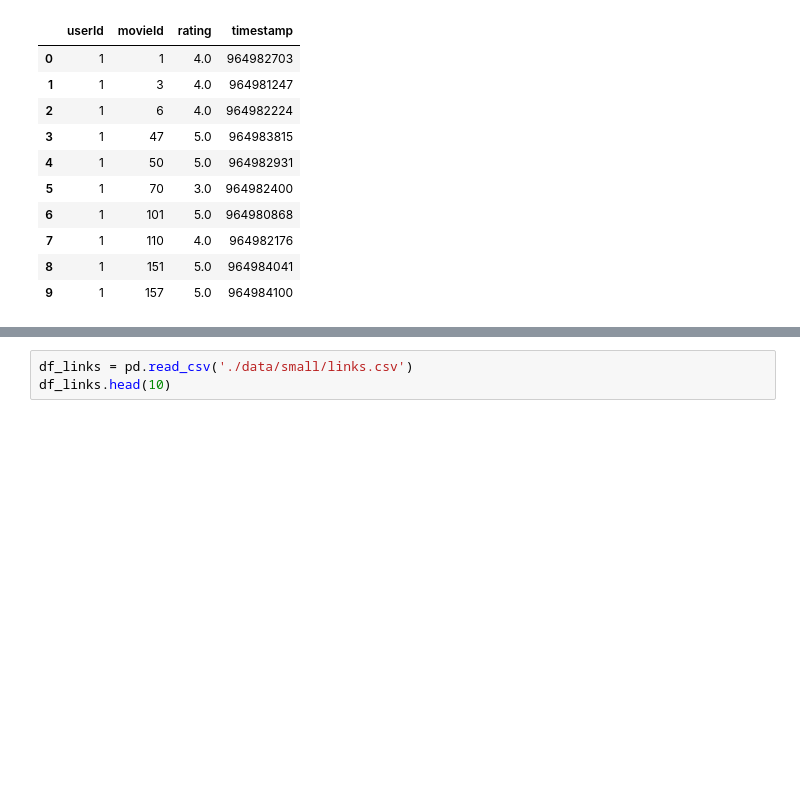
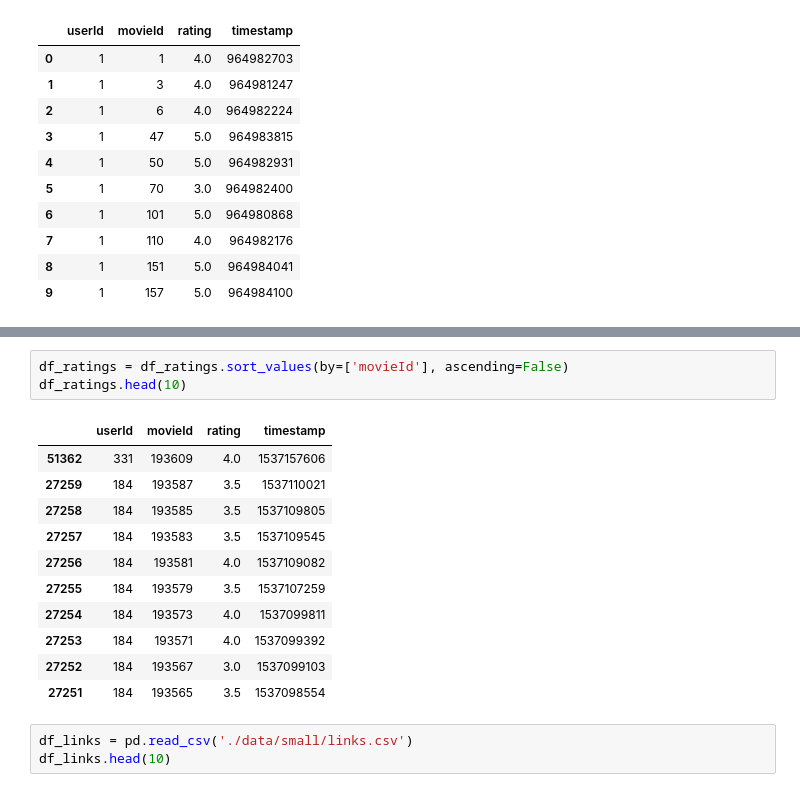
Before and after one commit to luismoroco/DataScience, a Jupyter notebook: task1/visualization.ipynb, the cells around one changed output, grey strips where cells are left out. Drawn from its saved outputs; the diff is of its cells as text; blank space fills up the shorter version.

```diff
--- a/task1/visualization.ipynb
+++ b/task1/visualization.ipynb
@@ -34,3 +97,18 @@ df_ratings.head(10)
+# %%
+df_ratings = df_ratings.sort_values(by=['movieId'], ascending=False)
+df_ratings.head(10)
+# %% [output]
+|  | userId | movieId | rating | timestamp |
+| 51362 | 331 | 193609 | 4.0 | 1537157606 |
+| 27259 | 184 | 193587 | 3.5 | 1537110021 |
+| 27258 | 184 | 193585 | 3.5 | 1537109805 |
+| 27257 | 184 | 193583 | 3.5 | 1537109545 |
+| 27256 | 184 | 193581 | 4.0 | 1537109082 |
+| 27255 | 184 | 193579 | 3.5 | 1537107259 |
+| 27254 | 184 | 193573 | 4.0 | 1537099811 |
+| 27253 | 184 | 193571 | 4.0 | 1537099392 |
+| 27252 | 184 | 193567 | 3.0 | 1537099103 |
+| 27251 | 184 | 193565 | 3.5 | 1537098554 |
 # %%
 df_links = pd.read_csv('./data/small/links.csv')
 df_links.head(10)
```
Also changed, not shown: parts of 9 cells of this notebook, 7 other files.
